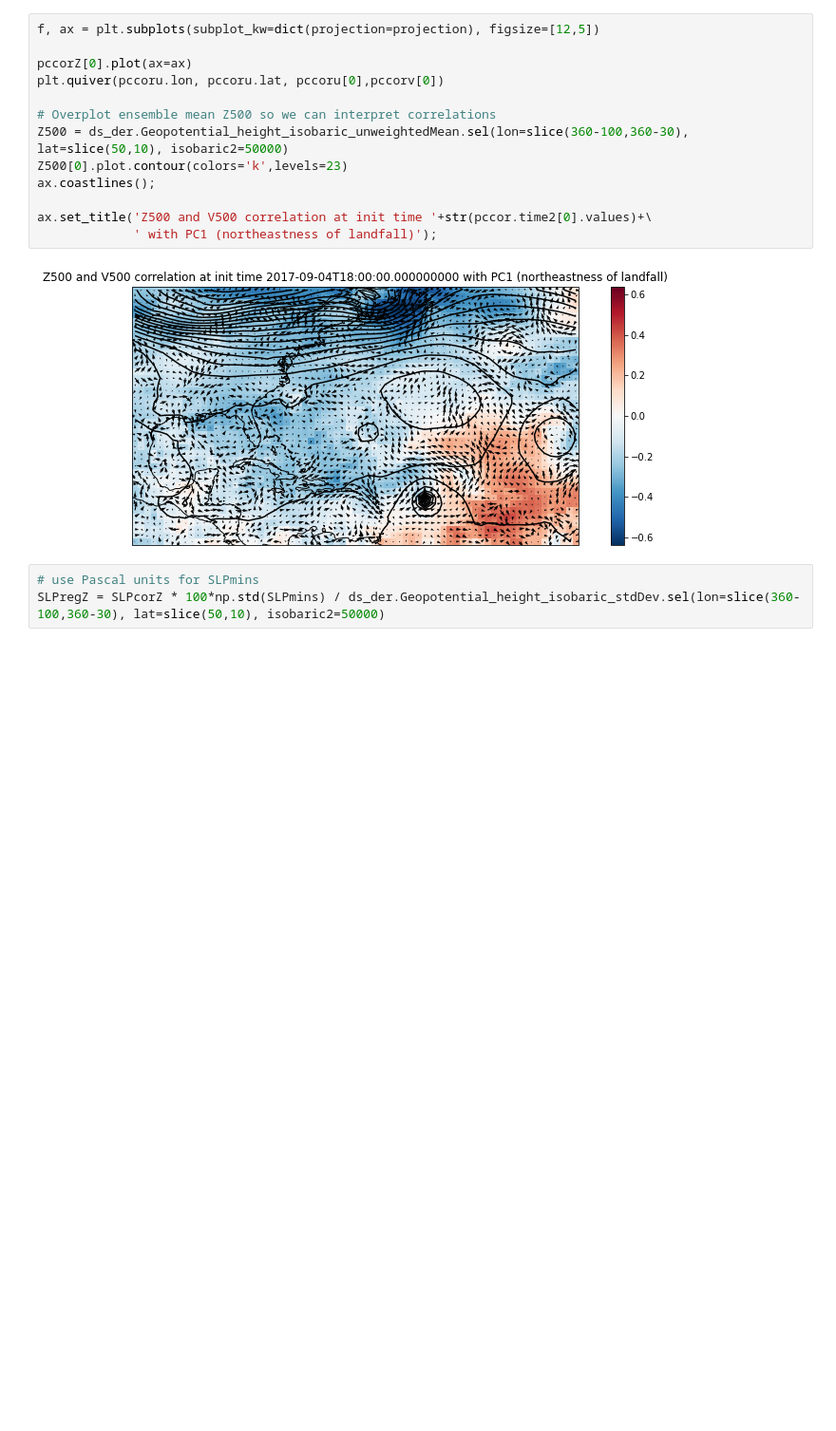
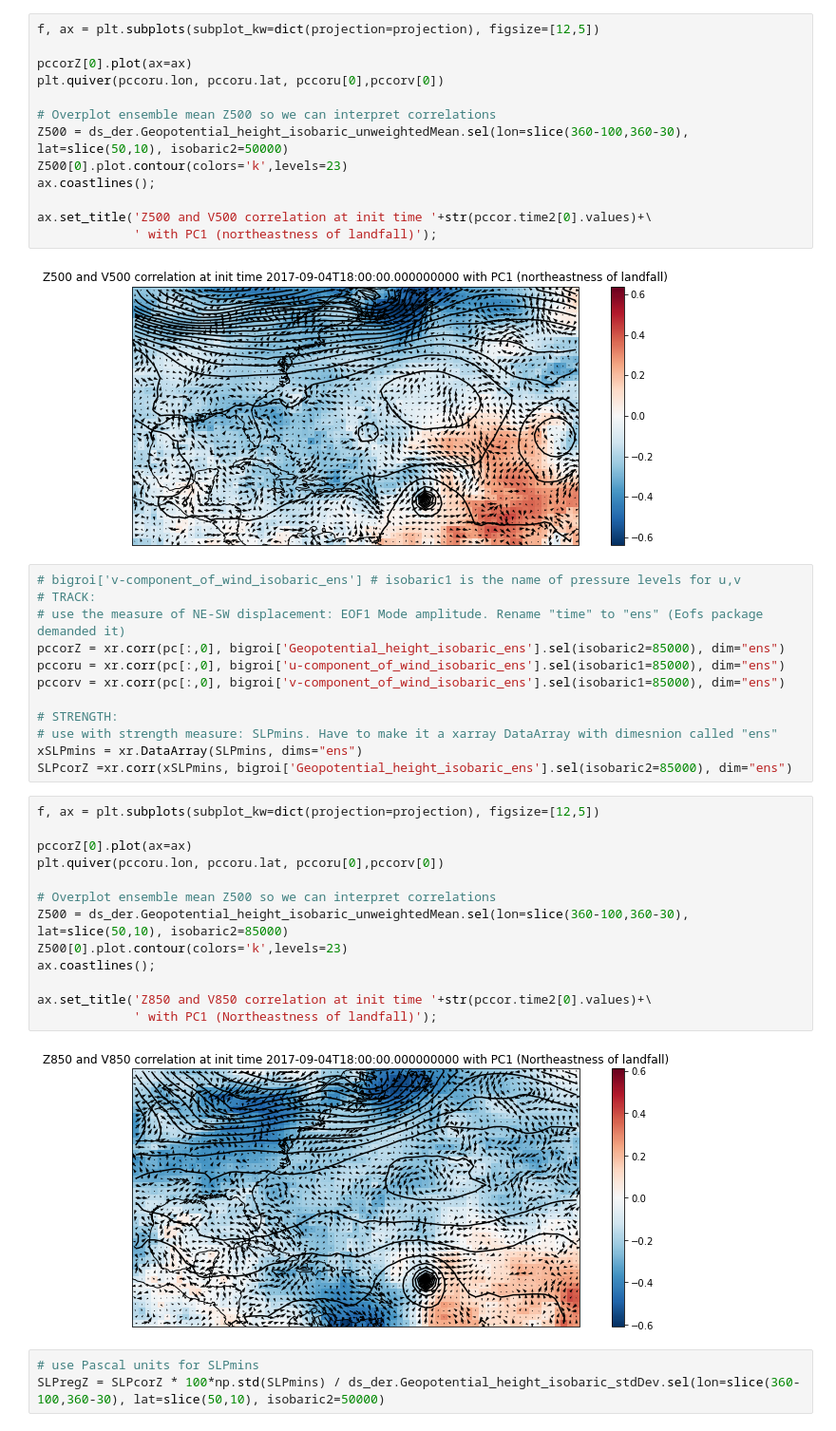
Before and after one commit to fuyihang98/MPO624_2022, a Jupyter notebook: Notebooks/Irma_Yihang.ipynb, the cells around one changed output. Shown at 95% size. Cells and saved outputs as stored; diff of their text form; blank space fills up the shorter version.

```diff
--- a/Notebooks/Irma_Yihang.ipynb
+++ b/Notebooks/Irma_Yihang.ipynb
@@ -206,6 +206,33 @@ ax.set_title('Z500 and V500 correlation at init time '+str(pccor.time2[0].values
              ' with PC1 (northeastness of landfall)');
 # %% [output]
 [figure]
+# %%
+# bigroi['v-component_of_wind_isobaric_ens'] # isobaric1 is the name of pressure levels for u,v
+# TRACK:
+# use the measure of NE-SW displacement: EOF1 Mode amplitude. Rename "time" to "ens" (Eofs package demanded it)
+pccorZ = xr.corr(pc[:,0], bigroi['Geopotential_height_isobaric_ens'].sel(isobaric2=85000), dim="ens")
+pccoru = xr.corr(pc[:,0], bigroi['u-component_of_wind_isobaric_ens'].sel(isobaric1=85000), dim="ens")
+pccorv = xr.corr(pc[:,0], bigroi['v-component_of_wind_isobaric_ens'].sel(isobaric1=85000), dim="ens")
+
+# STRENGTH:
+# use with strength measure: SLPmins. Have to make it a xarray DataArray with dimesnion called "ens"
+xSLPmins = xr.DataArray(SLPmins, dims="ens")
+SLPcorZ =xr.corr(xSLPmins, bigroi['Geopotential_height_isobaric_ens'].sel(isobaric2=85000), dim="ens")
+# %%
+f, ax = plt.subplots(subplot_kw=dict(projection=projection), figsize=[12,5])
+
+pccorZ[0].plot(ax=ax)
+plt.quiver(pccoru.lon, pccoru.lat, pccoru[0],pccorv[0])
+
+# Overplot ensemble mean Z500 so we can interpret correlations
+Z500 = ds_der.Geopotential_height_isobaric_unweightedMean.sel(lon=slice(360-100,360-30), lat=slice(50,10), isobaric2=85000)
+Z500[0].plot.contour(colors='k',levels=23)
+ax.coastlines();
+
+ax.set_title('Z850 and V850 correlation at init time '+str(pccor.time2[0].values)+\
+             ' with PC1 (Northeastness of landfall)');
+# %% [output]
+[figure, added]
 # %%
 # use Pascal units for SLPmins
 SLPregZ = SLPcorZ * 100*np.std(SLPmins) / ds_der.Geopotential_height_isobaric_stdDev.sel(lon=slice(360-100,360-30), lat=slice(50,10), isobaric2=50000)
```
